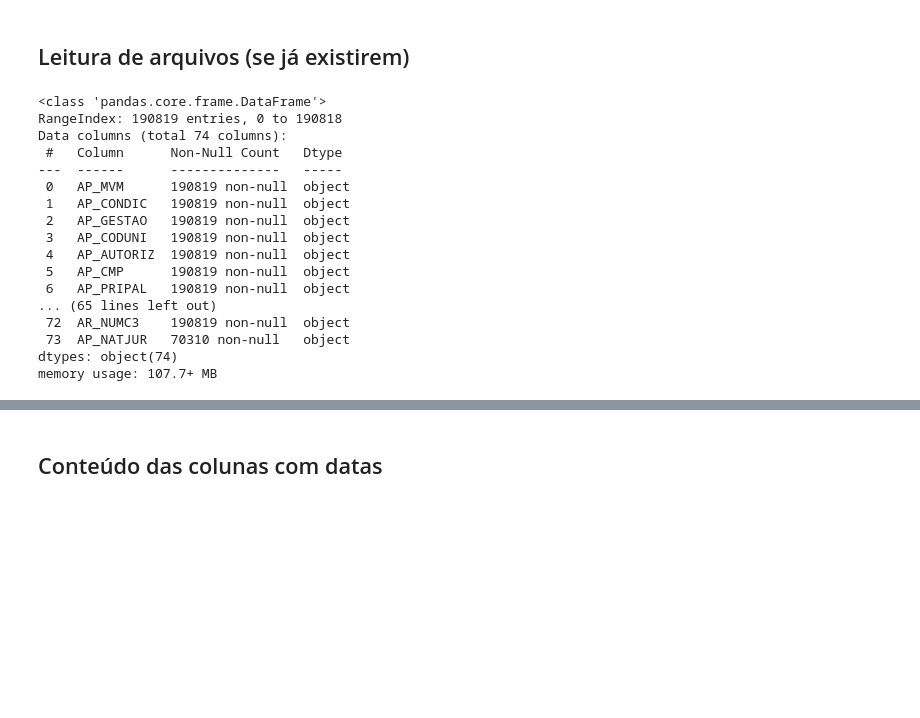
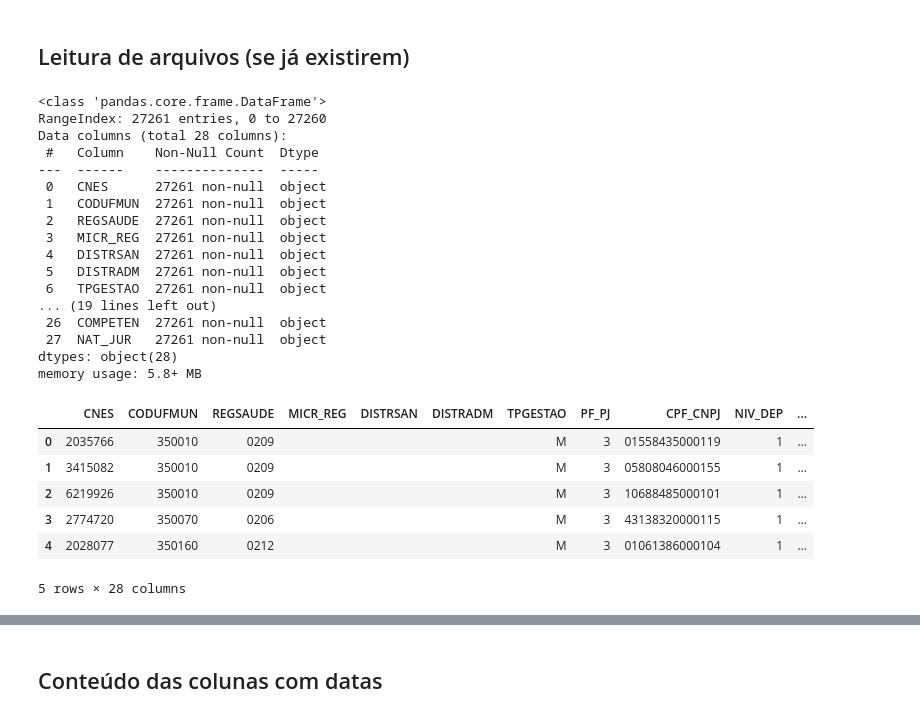
Before and after one commit to heber-augusto/sus-kpis-analysis, a Jupyter notebook: cnes/indicadores_monitor_rosa_cnes.ipynb, the cells around one changed output, grey strips where cells are left out. Drawn from its saved outputs; the diff is of its cells as text; code cells hidden in the pictures; blank space fills up the shorter version.

```diff
--- a/cnes/indicadores_monitor_rosa_cnes.ipynb
+++ b/cnes/indicadores_monitor_rosa_cnes.ipynb
@@ -387,24 +385,34 @@ memory usage: 5.8+ MB
 ## Leitura de arquivos (se já existirem)
 # %%
 cancer_dataframe_eq = pd.read_parquet(
-    f'{DESTINATION_FOLDER}cancer_eq.parquet.gzip')
+    f'./cancer_eq.parquet.gzip')
 
 cancer_dataframe_eq.info()
 # %% [output]
 <class 'pandas.core.frame.DataFrame'>
-RangeIndex: 190819 entries, 0 to 190818
-Data columns (total 74 columns):
- #   Column      Non-Null Count   Dtype
----  ------      --------------   -----
- 0   AP_MVM      190819 non-null  object
- 1   AP_CONDIC   190819 non-null  object
- 2   AP_GESTAO   190819 non-null  object
- 3   AP_CODUNI   190819 non-null  object
- 4   AP_AUTORIZ  190819 non-null  object
- 5   AP_CMP      190819 non-null  object
- 6   AP_PRIPAL   190819 non-null  object
-... (65 lines left out)
- 72  AR_NUMC3    190819 non-null  object
- 73  AP_NATJUR   70310 non-null   object
-dtypes: object(74)
-memory usage: 107.7+ MB
+RangeIndex: 27261 entries, 0 to 27260
+Data columns (total 28 columns):
+ #   Column    Non-Null Count  Dtype
+---  ------    --------------  -----
+ 0   CNES      27261 non-null  object
+ 1   CODUFMUN  27261 non-null  object
+ 2   REGSAUDE  27261 non-null  object
+ 3   MICR_REG  27261 non-null  object
+ 4   DISTRSAN  27261 non-null  object
+ 5   DISTRADM  27261 non-null  object
+ 6   TPGESTAO  27261 non-null  object
+... (19 lines left out)
+ 26  COMPETEN  27261 non-null  object
+ 27  NAT_JUR   27261 non-null  object
+dtypes: object(28)
+memory usage: 5.8+ MB
+# %%
+cancer_dataframe_eq.head()
+# %% [output]
+|  | CNES | CODUFMUN | REGSAUDE | MICR_REG | DISTRSAN | DISTRADM | TPGESTAO | PF_PJ | CPF_CNPJ | NIV_DEP | ... |
+| 0 | 2035766 | 350010 | 0209 |  |  |  | M | 3 | 01558435000119 | 1 | ... |
+| 1 | 3415082 | 350010 | 0209 |  |  |  | M | 3 | 05808046000155 | 1 | ... |
+| 2 | 6219926 | 350010 | 0209 |  |  |  | M | 3 | 10688485000101 | 1 | ... |
+| 3 | 2774720 | 350070 | 0206 |  |  |  | M | 3 | 43138320000115 | 1 | ... |
+| 4 | 2028077 | 350160 | 0212 |  |  |  | M | 3 | 01061386000104 | 1 | ... |
+5 rows × 28 columns
```
Also changed, not shown: parts of 6 cells of this notebook.
